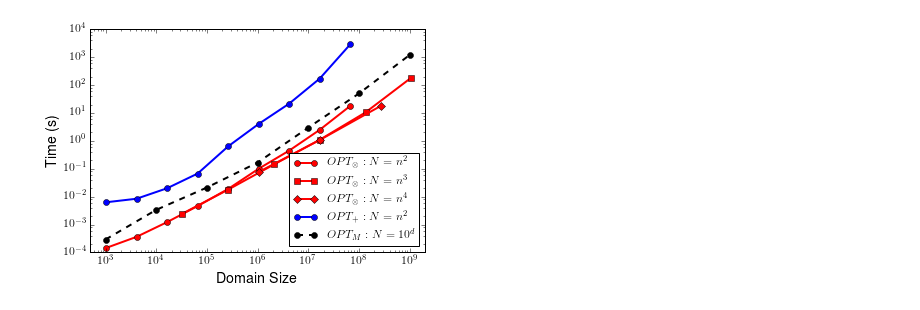
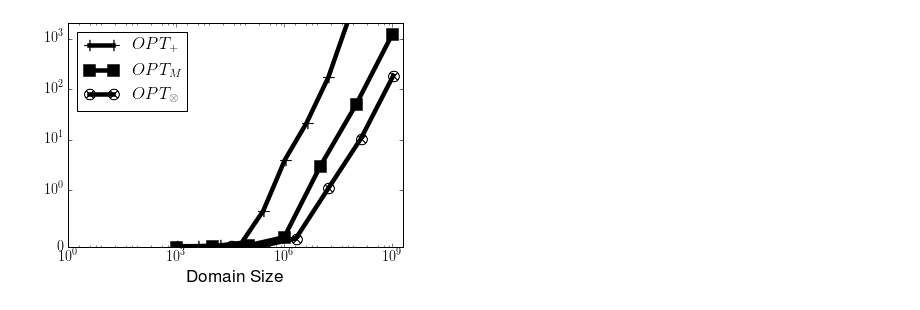
Before and after one commit to dpcomp-org/hdmm, a Jupyter notebook: notebooks/plotting.ipynb, the cells around one changed output. Cells and saved outputs as stored; diff of their text form; code cells hidden in the pictures.

```diff
--- a/notebooks/plotting.ipynb
+++ b/notebooks/plotting.ipynb
@@ -158,31 +165,55 @@ plt.show()
 # %%
 import pickle
 time2d, time3d, time4d, timesum, timedc = pickle.load(open('../experiments/results/scalability_running.pkl', 'rb'))
 dom2d = np.array([16, 32, 64, 128, 256, 512, 1024, 2048, 4096, 8192])
 dom3d = np.array([16, 32, 64, 128, 256, 512, 1024])
 dom4d = np.array([16, 32, 64, 128])
 
 dom2d = dom2d[1:]
 dom3d = dom3d[1:]
 dom4d = dom4d[1:]
 domdc = np.arange(2, 10)
 
-w = 2.0
+df = pd.read_csv('../experiments/results/scalability_other.csv')
+
+w = 4.5
+s = 12
+ticksize = 'x-large'
+
+x_low = 1
+x_high = 2*10**9
+y_low = 0.0 # 5e-2
+y_high = 2000
+
+
 plt.rc('text', usetex=True)
-plt.plot(dom2d**2, time2d, 'ro-', markersize=6, linewidth=w,label='$OPT_{\otimes}: N = n^2$')
-plt.plot(dom3d**3, time3d, 'rs-', markersize=6, linewidth=w,label='$OPT_{\otimes}: N = n^3$')
-plt.plot(dom4d**4, time4d, 'rD-', markersize=6, linewidth=w,label='$OPT_{\otimes}: N = n^4$')
-plt.plot(dom2d**2, timesum, 'bo-', markersize=6, linewidth=w,label='$OPT_+: N = n^2$')
-plt.plot(10**domdc[1:], timedc[1:], 'ko--', markersize=6, linewidth=w,label='$OPT_M: N = 10^d$')
-plt.loglog()
-plt.legend(loc='lower right')
+#plt.figure(figsize=(8,6.5))
+#plt.plot(dom2d**2, time2d, 'ro-', markersize=6, linewidth=w,label='$OPT_{\otimes}: N = n^2$')
+#plt.plot(dom4d**4, time4d, 'rD-', markersize=6, linewidth=w,label='$OPT_{\otimes}: N = n^4$')
+plt.plot(dom2d**2, timesum, 'k-', marker='$+$', markersize=s, linewidth=w,label='$OPT_+$')
+plt.plot(10**domdc[1:], timedc[1:], 'ks-', markersize=s, linewidth=w,label='$OPT_M$')
+plt.plot(dom3d**3, time3d, 'kx-', marker='$\otimes$', markersize=s, linewidth=w,label='$OPT_{\otimes}$')
+#plt.axes().set_aspect('equal')
+
+#plt.plot(df.Domain, df.Identity, 'co-', markersize=6, linewidth=w, label='Identity')
+#plt.plot(df.Domain, df.Privelet, 'cD-', markersize=6, linewidth=w, label='Privelet')
+#plt.plot(df.Domain, df.HB, 'cs-', markersize=6, linewidth=w, label='HB')
+#plt.plot(df.Domain, df.QuadTree, 'c*-', markersize=6, linewidth=w, label='QuadTree')
+
+#plt.loglog()
+plt.xlim(x_low, x_high)
+plt.ylim(y_low, y_high)
+plt.xscale('log')
+plt.yscale('symlog', linthreshy=1.0)
+plt.legend(loc='upper left', fontsize='xx-large')
+plt.title('')
 plt.xlim(10**3/2,10**9*2)
-plt.xlabel('Domain Size', fontsize='x-large')
-plt.ylabel('Time (s)', fontsize='x-large')
-plt.xticks(fontsize='large')
-plt.yticks(fontsize='large')
+plt.xlabel('Domain Size', fontsize='xx-large')
+#plt.ylabel('Time (s)', fontsize='xx-large')
+plt.xticks([1, 10**3, 10**6, 10**9], fontsize=ticksize)
+plt.yticks(fontsize=ticksize)
 plt.savefig('scalability_mechanism.png')
 plt.savefig('scalability_mechanism.pdf')
 plt.show()
 # %% [output]
-[figure, old version]
+[figure, new version]
```
Also changed, not shown: parts of 15 cells of this notebook, 37 other files.
